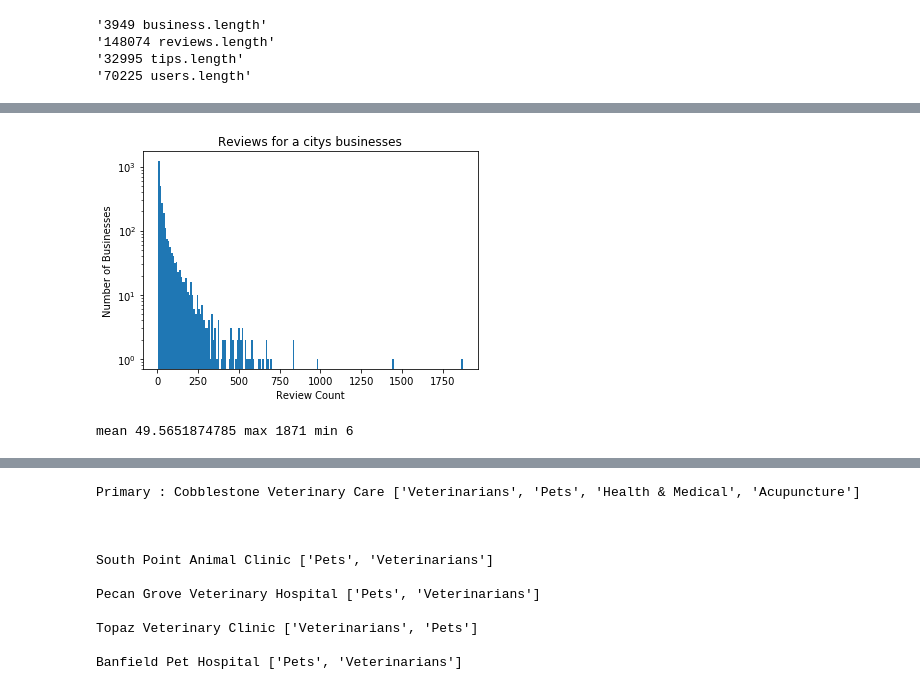
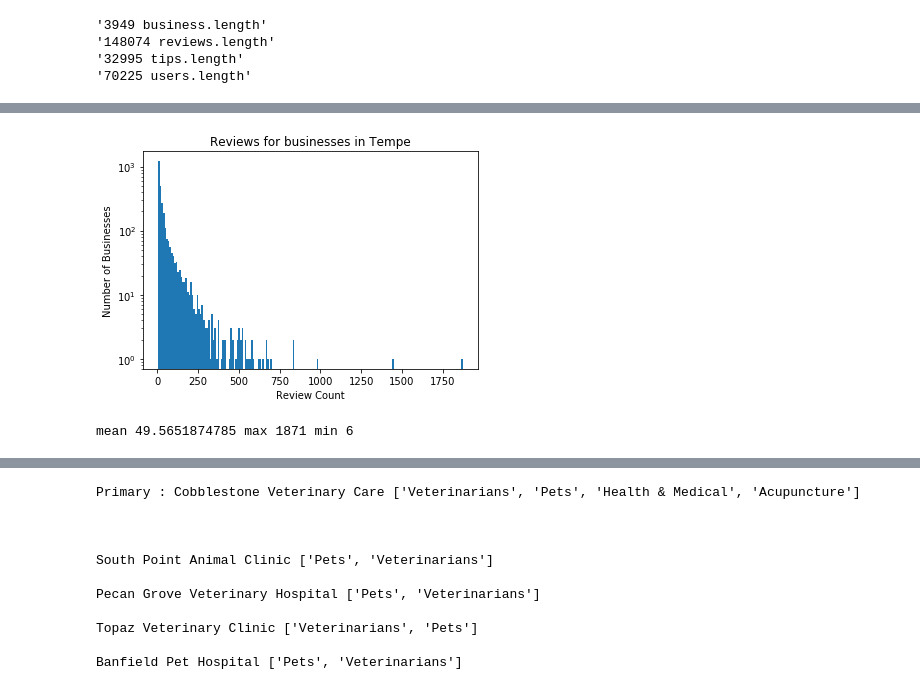
Before and after one commit to anupam-sapre/YelpRecommendation, a Jupyter notebook: ContentBasedRecommendation.ipynb, the cells around one changed output, grey strips where cells are left out. Drawn from its saved outputs; the diff is of its cells as text; code cells hidden in the pictures.

```diff
--- a/ContentBasedRecommendation.ipynb
+++ b/ContentBasedRecommendation.ipynb
@@ -113,19 +113,19 @@ mean 54.0695741479 max 4356 min 6
 # %%
 #Get business which satisy review count constraints
 lis = sorted([int(x['review_count']) for x in business if (int(x['review_count'])>5 and int(x['review_count'])<5001 )])
 plt.hist(lis,bins=190)
 plt.xlabel('Review Count')
 plt.ylabel('Number of Businesses')
 plt.yscale('log', nonposy='clip')
-plt.title('Reviews for a city''s businesses')
+plt.title("Reviews for businesses in Tempe")
 plt.show()
 
 meanlis = np.mean(lis)
 maxlis=np.max(lis)
 minlis=np.min(lis)
 print('mean '+str(meanlis) + ' max '+str(maxlis) + ' min '+str(minlis))
 # %% [output]
-[figure, old version]
+[figure, new version]
 mean 49.5651874785 max 1871 min 6
 # %%
 #Business with very few reviews will be removed and reviews greater than a limit are removed.
```
Also changed, not shown: parts of 4 cells of this notebook.
